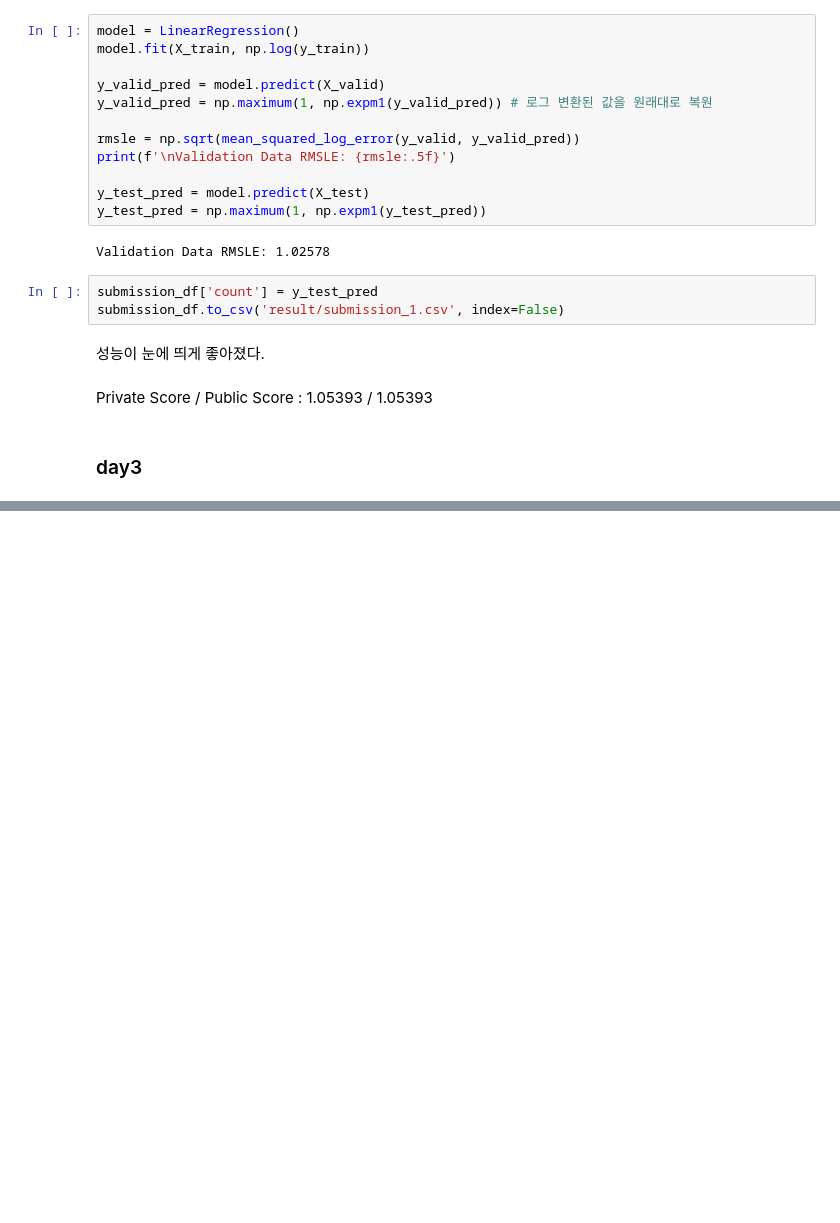
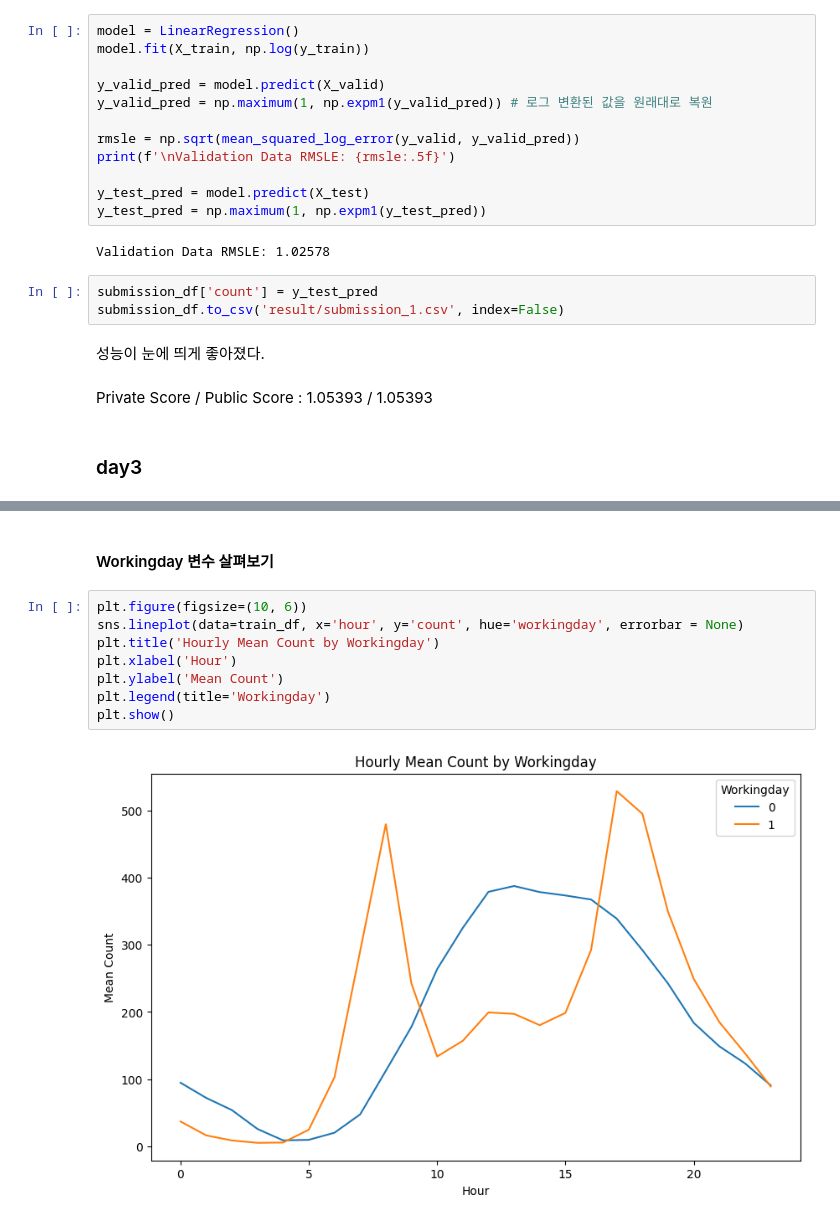
Before and after one commit to devwoo41/50Day_MLProjects, a Jupyter notebook: day2&3_bike/Train.ipynb, the cells around one changed output, grey strips where cells are left out. Cells and saved outputs as stored; diff of their text form; blank space fills up the shorter version.

```diff
--- a/day2&3_bike/Train.ipynb
+++ b/day2&3_bike/Train.ipynb
@@ -416,0 +538,12 @@ Private Score / Public Score : 1.05393 / 1.05393
+# %% [markdown]
+#### Workingday 변수 살펴보기
+# %%
+plt.figure(figsize=(10, 6))
+sns.lineplot(data=train_df, x='hour', y='count', hue='workingday', errorbar = None)
+plt.title('Hourly Mean Count by Workingday')
+plt.xlabel('Hour')
+plt.ylabel('Mean Count')
+plt.legend(title='Workingday')
+plt.show()
+# %% [output]
+[figure, added]
```
Also changed, not shown: parts of 27 cells of this notebook, 3 other files.
